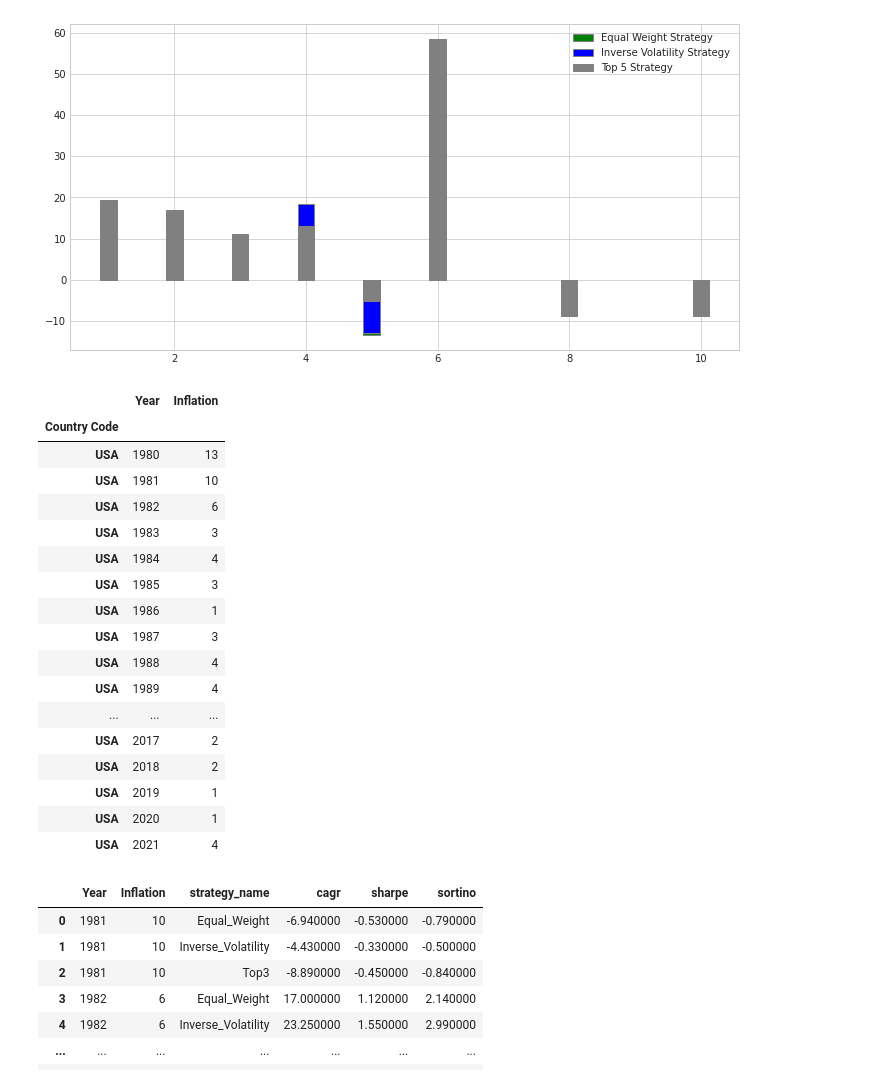
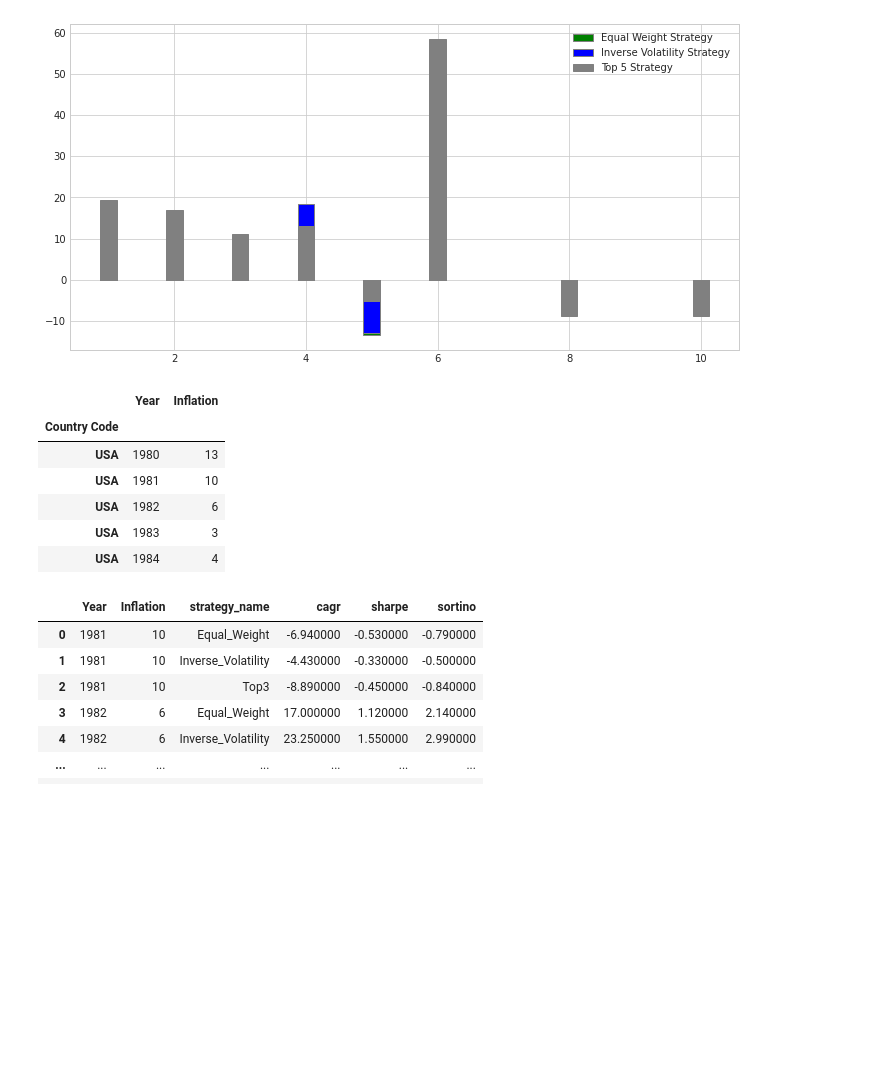
Before and after one commit to kartskri/FinancialTrading, a Jupyter notebook: project/Project_V2.ipynb, the cells around one changed output. Saved outputs shown, nothing was run; the diff lists cells and outputs as text; code cells hidden in the pictures; blank space fills up the shorter version.

```diff
--- a/project/Project_V2.ipynb
+++ b/project/Project_V2.ipynb
@@ -628,26 +629,15 @@ plt.show()
 # %%
 inflation_master_data = usa_inflation_data.copy()
 inflation_master_data.Inflation = inflation_master_data.Inflation.astype("int")
-inflation_master_data
+inflation_master_data.head()
 # %% [output]
 |  | Year | Inflation |
 | Country Code |  |  |
 | USA | 1980 | 13 |
 | USA | 1981 | 10 |
 | USA | 1982 | 6 |
 | USA | 1983 | 3 |
 | USA | 1984 | 4 |
-| USA | 1985 | 3 |
-| USA | 1986 | 1 |
-| USA | 1987 | 3 |
-| USA | 1988 | 4 |
-| USA | 1989 | 4 |
-| ... | ... | ... |
-| USA | 2017 | 2 |
-| USA | 2018 | 2 |
-| USA | 2019 | 1 |
-| USA | 2020 | 1 |
-| USA | 2021 | 4 |
 # %%
 inflation_rate_stock_analysis_df = pd.merge(inflation_master_data,
              inflation_rate_stock_analysis_df,
```
Also changed, not shown: parts of 11 cells of this notebook.
